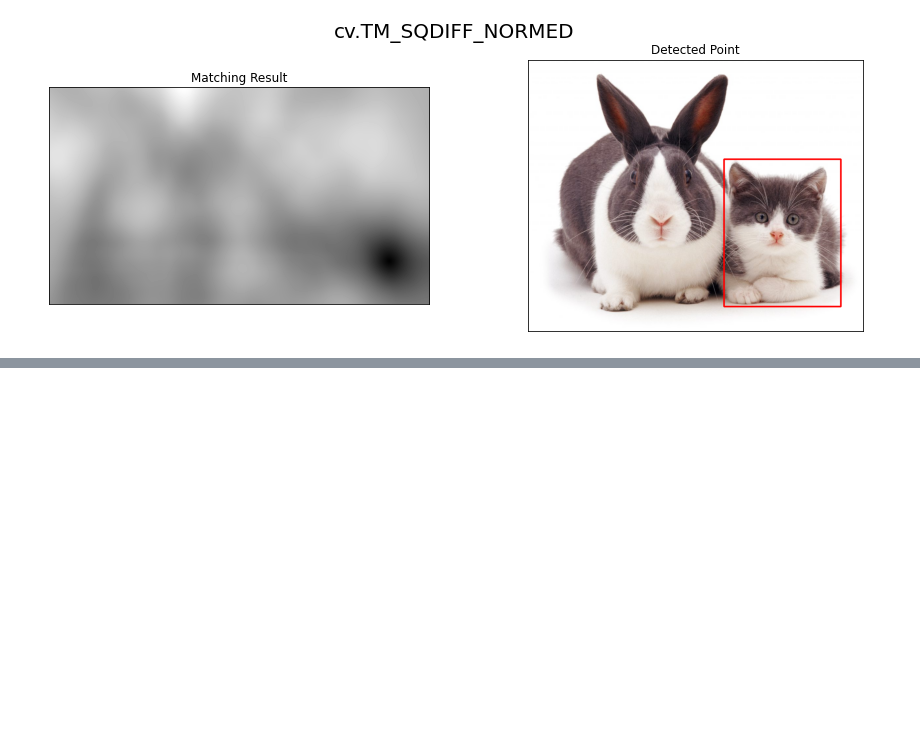
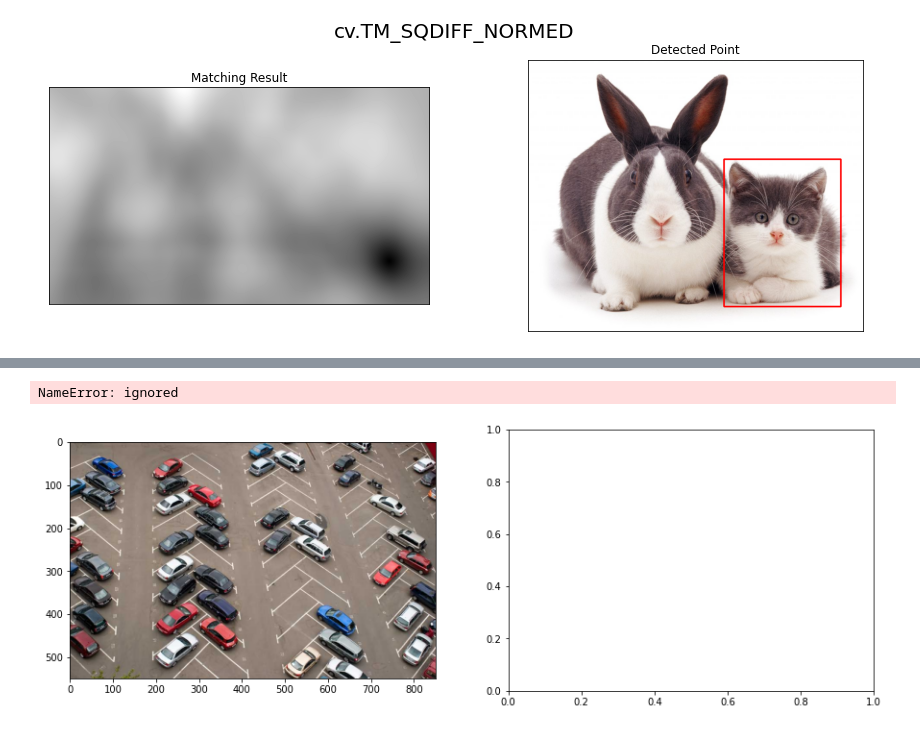
Before and after one commit to fanaasyifa/PCVK_Genap_2021, a Jupyter notebook: week11.ipynb, the cells around one changed output, grey strips where cells are left out. Saved outputs shown, nothing was run; the diff lists cells and outputs as text; code cells hidden in the pictures; blank space fills up the shorter version.

```diff
--- a/week11.ipynb
+++ b/week11.ipynb
@@ -87,0 +126,23 @@ for meth in methods:
+# %%
+# nomer 3 (c. Laplacian Edge Detection)
+
+img_gray = cv.cvtColor(img_car, cv.COLOR_BGR2GRAY) # remove noise
+
+# Reduce noise in image
+img_n = cv.GaussianBlur(img_gray,(3,3),0)
+
+# Filter the image using filter2D, which has inputs: (grayscale image, bit-depth, kernel)
+filtered_img = cv.Laplacian(img_n, ksize=3, ddepth=cv.CV_16S)
+
+# converting back to uint8
+filtered_img = cv.convertScaleAbs(filtered_img)
+
+# Plot outputs
+f, axarr = plt. subplots(1,2,figsize=(15,5))
+plt.subplot(121),plt.imshow(cv.cvtColor(img_car, cv.COLOR_BGR2RGB))
+axarr[0].imshow(cv.cvtColor(img_car, cv.COLOR_BGR2RGB))
+plt.subplot(122),plt.imshow(edges, cmap = 'gray')
+axarr[1].imshow(cv.cvtColor(filtered_img, cv.COLOR_BGR2RGB))
+# %% [output]
+NameError: ignored
+[figure, added]
```
Also changed, not shown: parts of 6 cells of this notebook.
